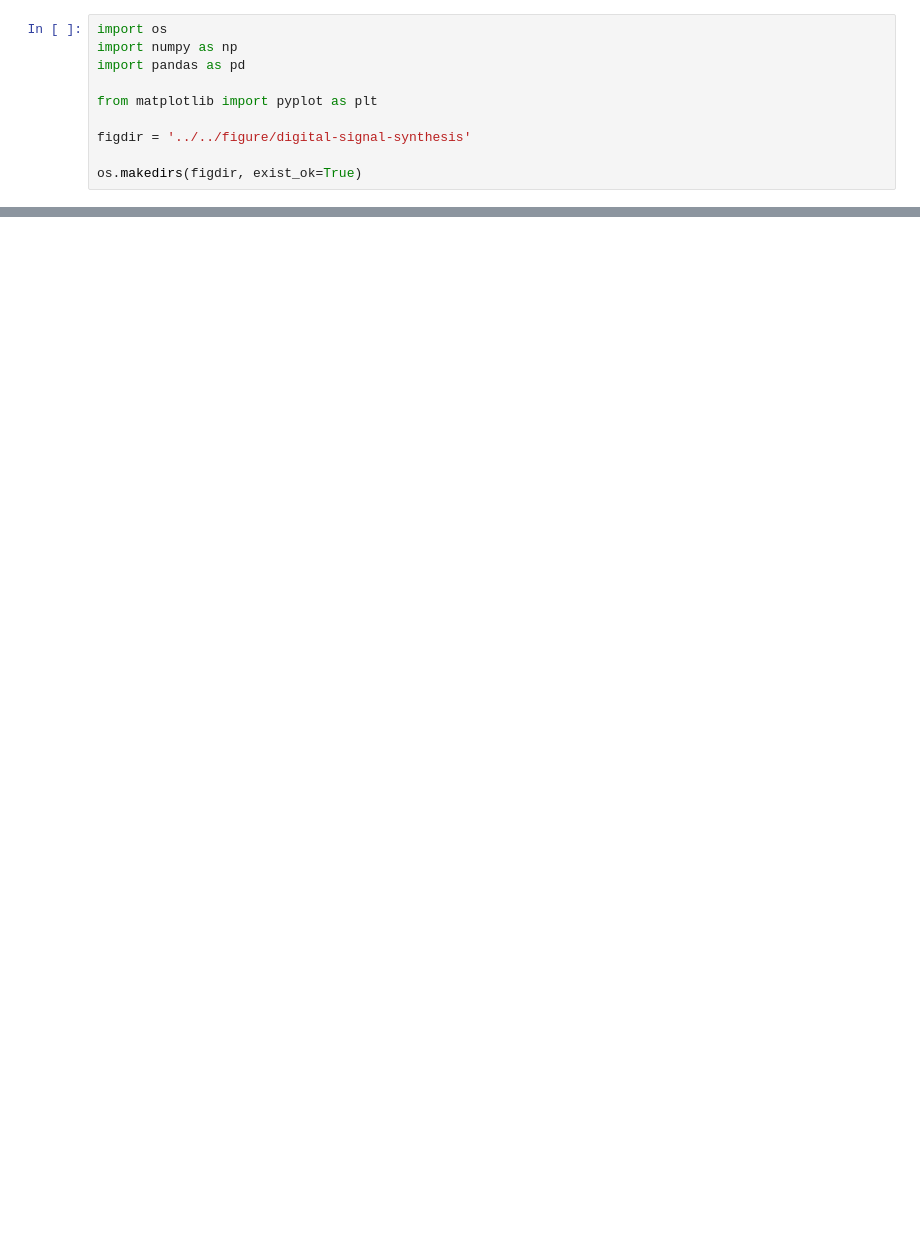
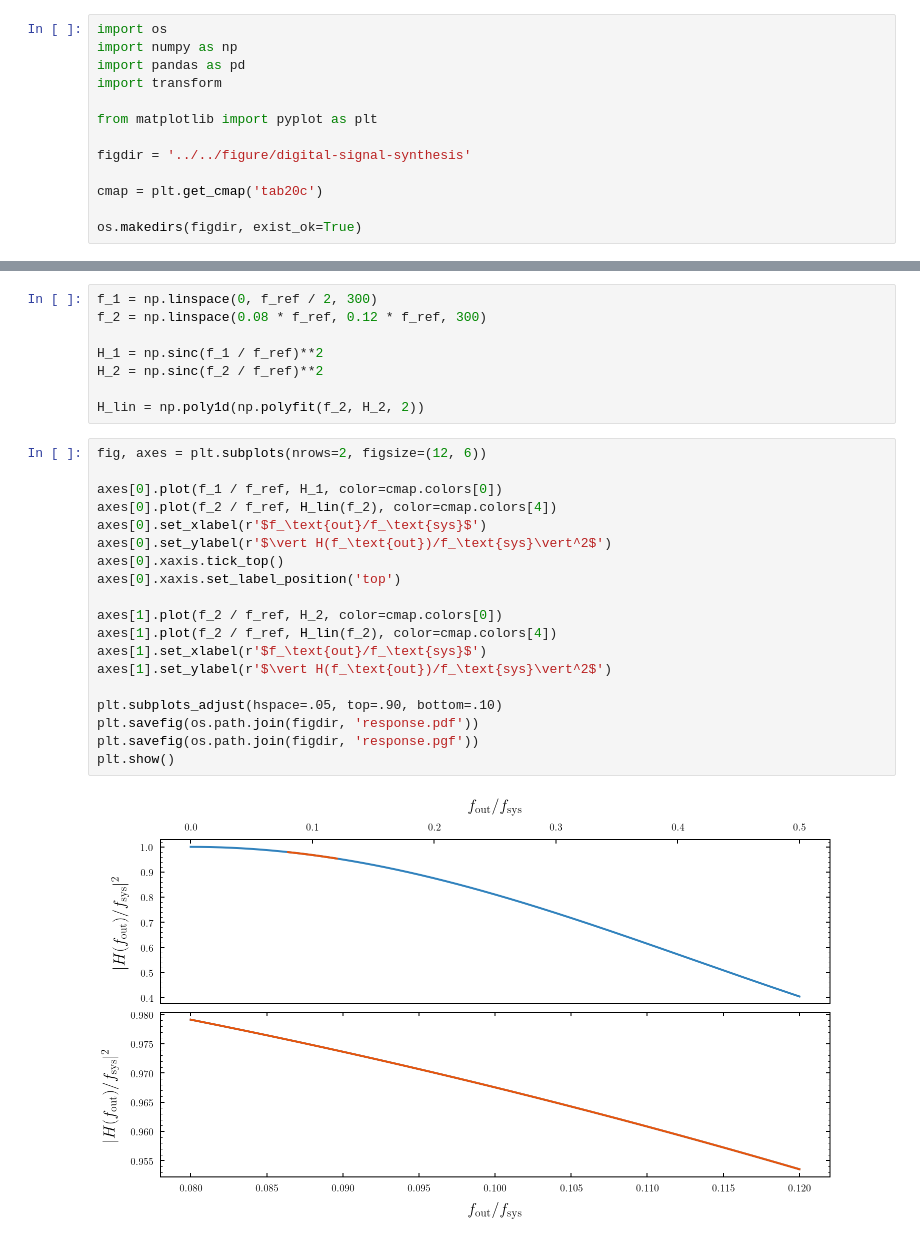
Before and after one commit to bodokaiser/bachelor-thesis, a Jupyter notebook: notebook/evaluation/direct-digital-synthesizer.ipynb, the cells around one changed output, grey strips where cells are left out. Saved outputs shown, nothing was run; the diff lists cells and outputs as text; blank space fills up the shorter version.

```diff
--- a/notebook/evaluation/direct-digital-synthesizer.ipynb
+++ b/notebook/evaluation/direct-digital-synthesizer.ipynb
@@ -2,11 +2,14 @@
 import os
 import numpy as np
 import pandas as pd
+import transform
 
 from matplotlib import pyplot as plt
 
 figdir = '../../figure/digital-signal-synthesis'
 
+cmap = plt.get_cmap('tab20c')
+
 os.makedirs(figdir, exist_ok=True)
 # %%
 # accumulator bits
@@ -78,0 +107,29 @@ array([0.        , 0.14285714, 0.28571429, 0.42857143, 0.57142857,
+# %%
+f_1 = np.linspace(0, f_ref / 2, 300)
+f_2 = np.linspace(0.08 * f_ref, 0.12 * f_ref, 300)
+
+H_1 = np.sinc(f_1 / f_ref)**2
+H_2 = np.sinc(f_2 / f_ref)**2
+
+H_lin = np.poly1d(np.polyfit(f_2, H_2, 2))
+# %%
+fig, axes = plt.subplots(nrows=2, figsize=(12, 6))
+
+axes[0].plot(f_1 / f_ref, H_1, color=cmap.colors[0])
+axes[0].plot(f_2 / f_ref, H_lin(f_2), color=cmap.colors[4])
+axes[0].set_xlabel(r'$f_\text{out}/f_\text{sys}$')
+axes[0].set_ylabel(r'$\vert H(f_\text{out})/f_\text{sys}\vert^2$')
+axes[0].xaxis.tick_top()
+axes[0].xaxis.set_label_position('top')
+
+axes[1].plot(f_2 / f_ref, H_2, color=cmap.colors[0])
+axes[1].plot(f_2 / f_ref, H_lin(f_2), color=cmap.colors[4])
+axes[1].set_xlabel(r'$f_\text{out}/f_\text{sys}$')
+axes[1].set_ylabel(r'$\vert H(f_\text{out})/f_\text{sys}\vert^2$')
+
+plt.subplots_adjust(hspace=.05, top=.90, bottom=.10)
+plt.savefig(os.path.join(figdir, 'response.pdf'))
+plt.savefig(os.path.join(figdir, 'response.pgf'))
+plt.show()
+# %% [output]
+[figure, added]
```
Also changed, not shown: parts of 8 cells of this notebook, 9 other files.
